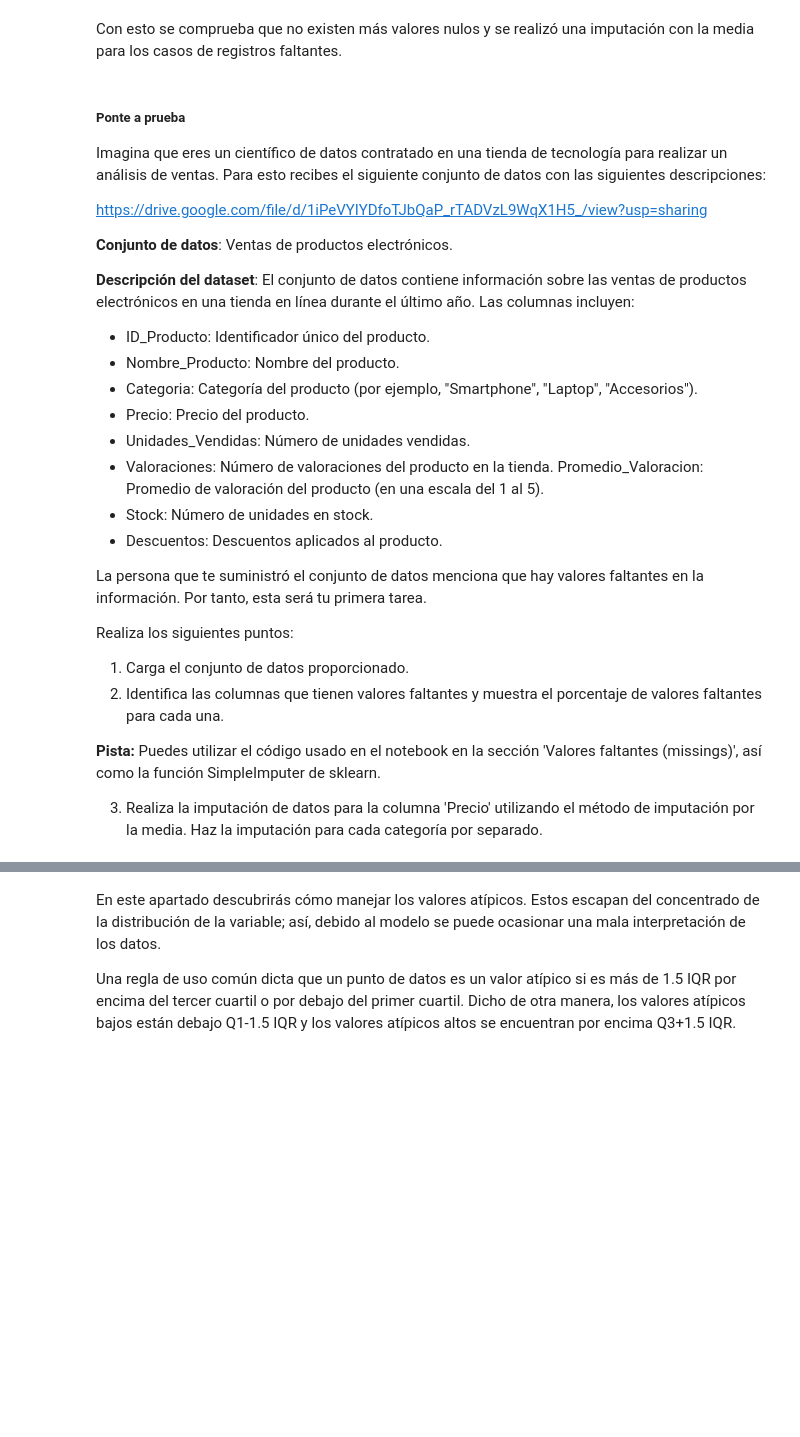
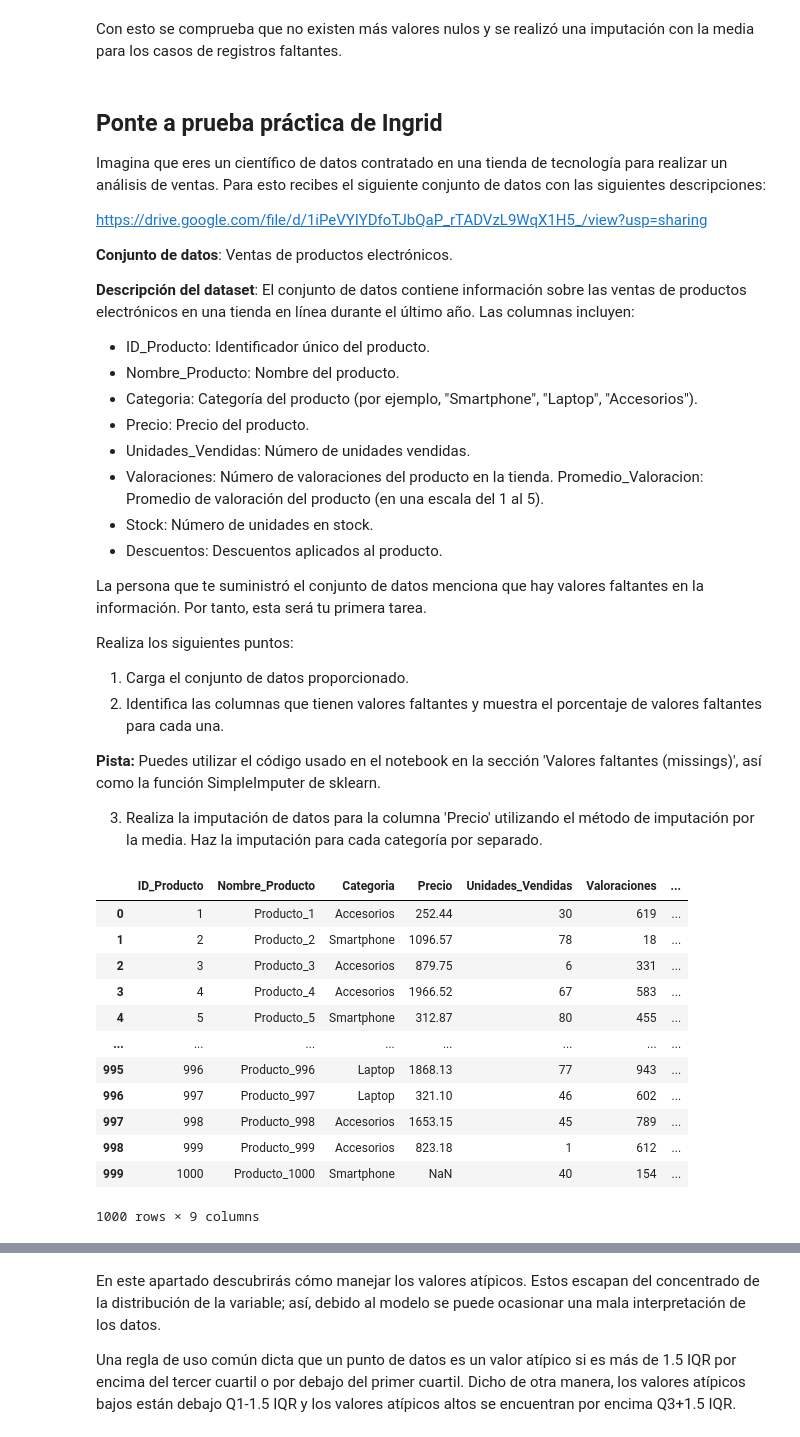
Before and after one commit to ingridsfd/preworks-data-science-ucamp, a Jupyter notebook: M2/Ingrid_M2S6_Limpieza_de_Datos.ipynb, the cells around one changed output, grey strips where cells are left out. Drawn from its saved outputs; the diff is of its cells as text; code cells hidden in the pictures; blank space fills up the shorter version.

```diff
--- a/M2/Ingrid_M2S6_Limpieza_de_Datos.ipynb
+++ b/M2/Ingrid_M2S6_Limpieza_de_Datos.ipynb
@@ -422,7 +422,7 @@ df['c_LotFrontage'] = df['c_LotFrontage'].astype('int64')
 # Convertimos un tipo de dato de la columna a otro tipo de dato
 df['c_MasVnrArea'] = df['c_MasVnrArea'].astype('int64')
 # %% [markdown]
-##### Ponte a prueba
+## Ponte a prueba práctica de Ingrid
 
 Imagina que eres un científico de datos contratado en una tienda de tecnología para realizar un análisis de ventas. Para esto recibes el siguiente conjunto de datos con las siguientes descripciones:
 
@@ -452,3 +452,32 @@ Realiza los siguientes puntos:
 **Pista:** Puedes utilizar el código usado en el notebook en la sección 'Valores faltantes (missings)', así como la función SimpleImputer de sklearn.
 
 3. Realiza la imputación de datos para la columna 'Precio' utilizando el método de imputación por la media. Haz la imputación para cada categoría por separado.
+# %%
+#importamos las librerias necesarias
+import pandas as pd
+import warnings
+import matplotlib.pyplot as plt
+import seaborn as sns
+import numpy as np
+from  functools import reduce
+warnings.filterwarnings("ignore")
+pd.set_option("display.max_columns",200)
+#Imputación de valores faltantes
+from sklearn.impute import SimpleImputer
+# %%
+df_electronica=pd.read_csv(r"C:\Users\Equipo 1\Downloads\datasets\dataset_electronica.csv")
+df_electronica
+# %% [output]
+|  | ID_Producto | Nombre_Producto | Categoria | Precio | Unidades_Vendidas | Valoraciones | ... |
+| 0 | 1 | Producto_1 | Accesorios | 252.44 | 30 | 619 | ... |
+| 1 | 2 | Producto_2 | Smartphone | 1096.57 | 78 | 18 | ... |
+| 2 | 3 | Producto_3 | Accesorios | 879.75 | 6 | 331 | ... |
+| 3 | 4 | Producto_4 | Accesorios | 1966.52 | 67 | 583 | ... |
+| 4 | 5 | Producto_5 | Smartphone | 312.87 | 80 | 455 | ... |
+| ... | ... | ... | ... | ... | ... | ... | ... |
+| 995 | 996 | Producto_996 | Laptop | 1868.13 | 77 | 943 | ... |
+| 996 | 997 | Producto_997 | Laptop | 321.10 | 46 | 602 | ... |
+| 997 | 998 | Producto_998 | Accesorios | 1653.15 | 45 | 789 | ... |
+| 998 | 999 | Producto_999 | Accesorios | 823.18 | 1 | 612 | ... |
+| 999 | 1000 | Producto_1000 | Smartphone | NaN | 40 | 154 | ... |
+1000 rows × 9 columns
```
Also changed, not shown: parts of 11 cells of this notebook, 1 other file.
